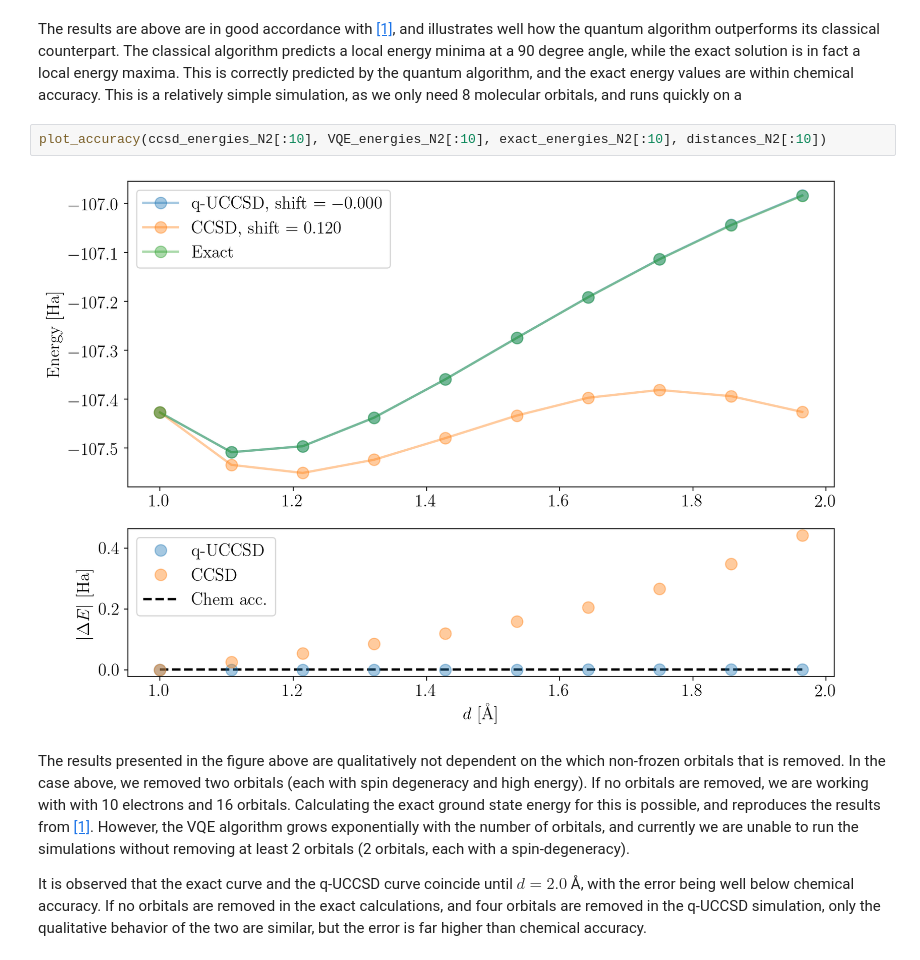
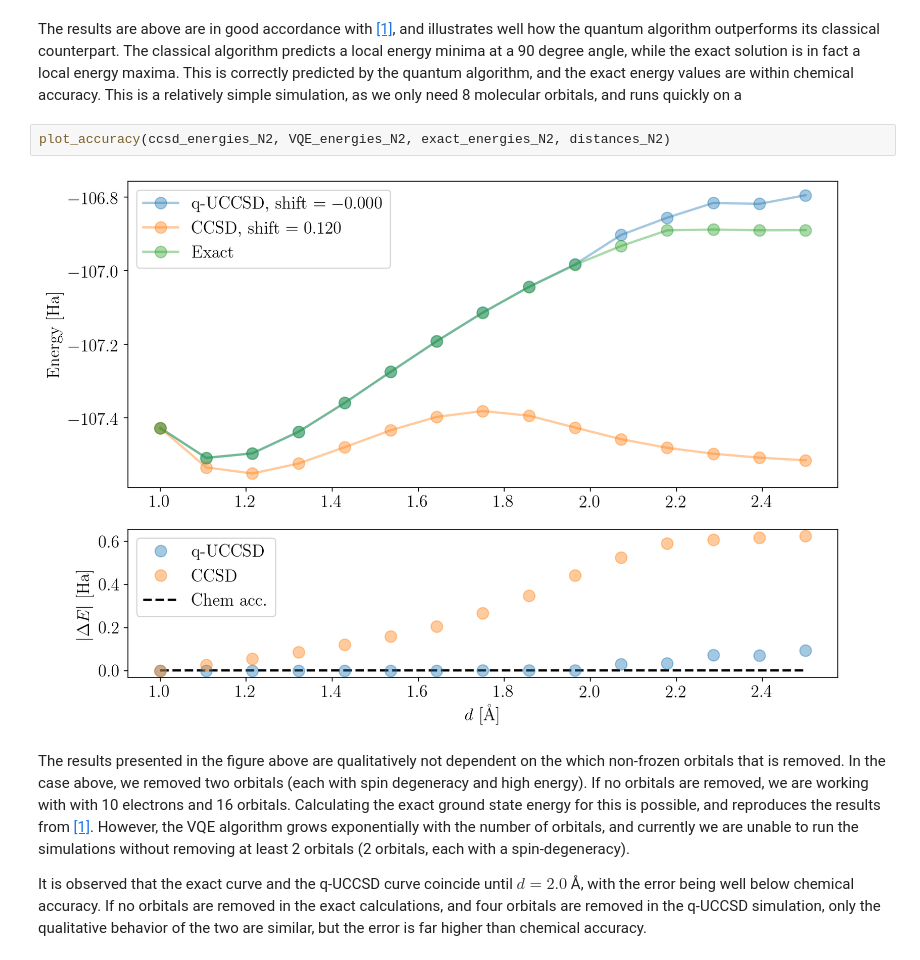
Before and after one commit to OpenQuantumComputing/chemistry, a Jupyter notebook: Classical and quantum simulations on N2 and H4.ipynb, the cells around one changed output. Drawn from its saved outputs; the diff is of its cells as text.

```diff
--- a/Classical and quantum simulations on N2 and H4.ipynb
+++ b/Classical and quantum simulations on N2 and H4.ipynb
@@ -43,9 +49,9 @@ plot_accuracy(ccsd_energies_H4, VQE_energies_H4, exact_energies_H4, angles_H4, a
 # %% [markdown]
 The results are above are in good accordance with [[1]](#rsc), and illustrates well how the quantum algorithm outperforms its classical counterpart. The classical algorithm predicts a local energy minima at a 90 degree angle, while the exact solution is in fact a local energy maxima. This is correctly predicted by the quantum algorithm, and the exact energy values are within chemical accuracy. This is a relatively simple simulation, as we only need 8 molecular orbitals, and runs quickly on a
 # %%
-plot_accuracy(ccsd_energies_N2[:10], VQE_energies_N2[:10], exact_energies_N2[:10], distances_N2[:10])
+plot_accuracy(ccsd_energies_N2, VQE_energies_N2, exact_energies_N2, distances_N2)
 # %% [output]
-[figure, old version]
+[figure, new version]
 # %% [markdown]
 The results presented in the figure above are qualitatively not dependent on the which non-frozen orbitals that is removed. In the case above, we removed two orbitals (each with spin degeneracy and high energy). If no orbitals are removed, we are working with with 10 electrons and 16 orbitals. Calculating the exact ground state energy for this is possible, and reproduces the results from [[1]](#rsc). However, the VQE algorithm grows exponentially with the number of orbitals, and currently we are unable to run the simulations without removing at least 2 orbitals (2 orbitals, each with a spin-degeneracy).
 
```
Also changed, not shown: parts of 1 cell of this notebook, 3 other files.
